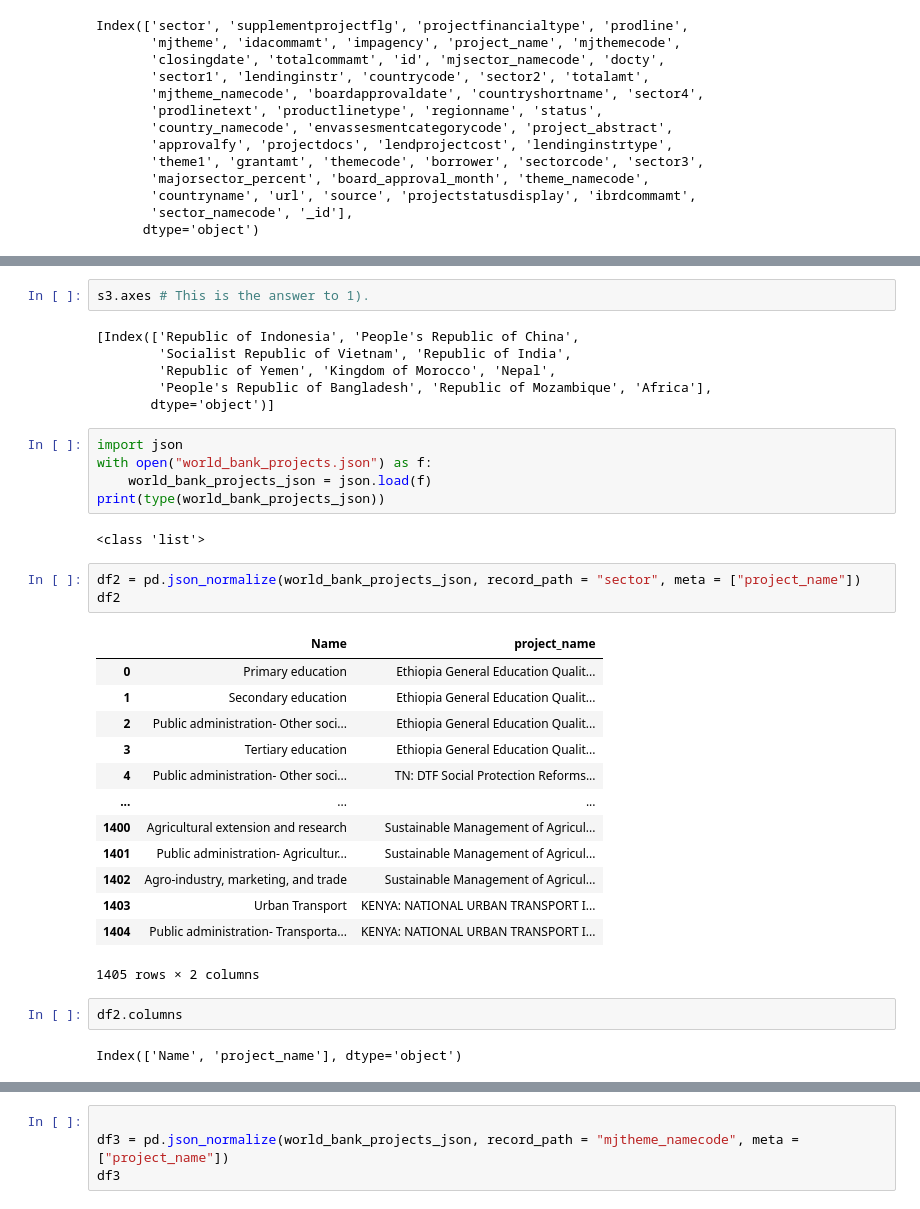
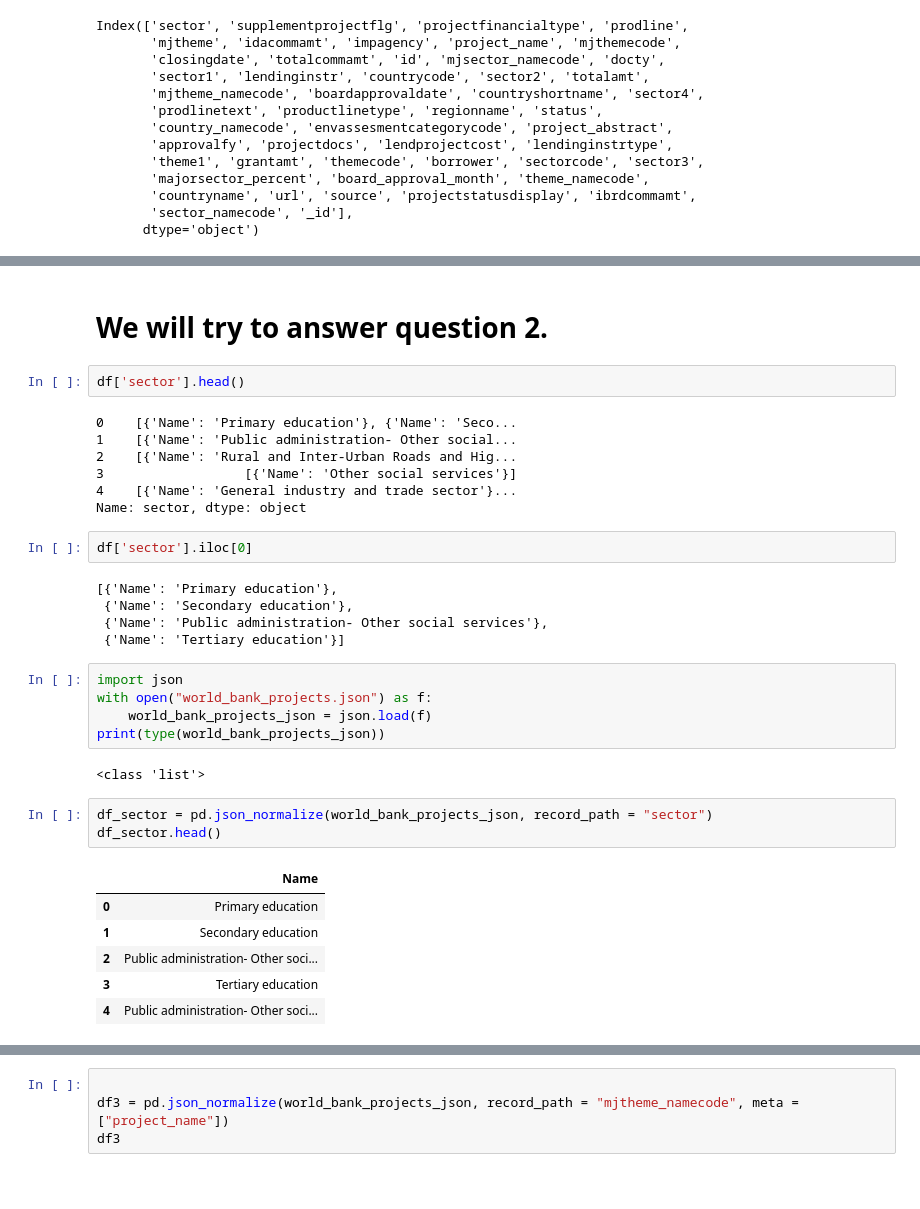
Before and after one commit to ryan-ferns/DS_auticon_week_2, a Jupyter notebook: JSON_exercise.ipynb, the cells around one changed output, grey strips where cells are left out. Saved outputs shown, nothing was run; the diff lists cells and outputs as text; blank space fills up the shorter version.

```diff
--- a/JSON_exercise.ipynb
+++ b/JSON_exercise.ipynb
@@ -78,11 +59,21 @@ Name: countryname, dtype: int64
-# %%
-s3.axes # This is the answer to 1).
-# %% [output]
-[Index(['Republic of Indonesia', 'People's Republic of China',
-        'Socialist Republic of Vietnam', 'Republic of India',
-        'Republic of Yemen', 'Kingdom of Morocco', 'Nepal',
-        'People's Republic of Bangladesh', 'Republic of Mozambique', 'Africa'],
-       dtype='object')]
+# %% [markdown]
+# We will try to answer question 2.
+# %%
+df['sector'].head()
+# %% [output]
+0    [{'Name': 'Primary education'}, {'Name': 'Seco...
+1    [{'Name': 'Public administration- Other social...
+2    [{'Name': 'Rural and Inter-Urban Roads and Hig...
+3                  [{'Name': 'Other social services'}]
+4    [{'Name': 'General industry and trade sector'}...
+Name: sector, dtype: object
+# %%
+df['sector'].iloc[0]
+# %% [output]
+[{'Name': 'Primary education'},
+ {'Name': 'Secondary education'},
+ {'Name': 'Public administration- Other social services'},
+ {'Name': 'Tertiary education'}]
 # %%
 import json
 with open("world_bank_projects.json") as f:
@@ -91,24 +82,13 @@ print(type(world_bank_projects_json))
 # %% [output]
 <class 'list'>
 # %%
-df2 = pd.json_normalize(world_bank_projects_json, record_path = "sector", meta = ["project_name"])
-df2
+df_sector = pd.json_normalize(world_bank_projects_json, record_path = "sector")
+df_sector.head()
 # %% [output]
-|  | Name | project_name |
-| 0 | Primary education | Ethiopia General Education Qualit... |
-| 1 | Secondary education | Ethiopia General Education Qualit... |
-| 2 | Public administration- Other soci... | Ethiopia General Education Qualit... |
-| 3 | Tertiary education | Ethiopia General Education Qualit... |
-| 4 | Public administration- Other soci... | TN: DTF Social Protection Reforms... |
-| ... | ... | ... |
-| 1400 | Agricultural extension and research | Sustainable Management of Agricul... |
-| 1401 | Public administration- Agricultur... | Sustainable Management of Agricul... |
-| 1402 | Agro-industry, marketing, and trade | Sustainable Management of Agricul... |
-| 1403 | Urban Transport | KENYA: NATIONAL URBAN TRANSPORT I... |
-| 1404 | Public administration- Transporta... | KENYA: NATIONAL URBAN TRANSPORT I... |
+|  | Name |
+| 0 | Primary education |
+| 1 | Secondary education |
+| 2 | Public administration- Other soci... |
+| 3 | Tertiary education |
+| 4 | Public administration- Other soci... |
-1405 rows × 2 columns
-# %%
-df2.columns
-# %% [output]
-Index(['Name', 'project_name'], dtype='object')
 # %%
```
Also changed, not shown: parts of 19 cells of this notebook.
